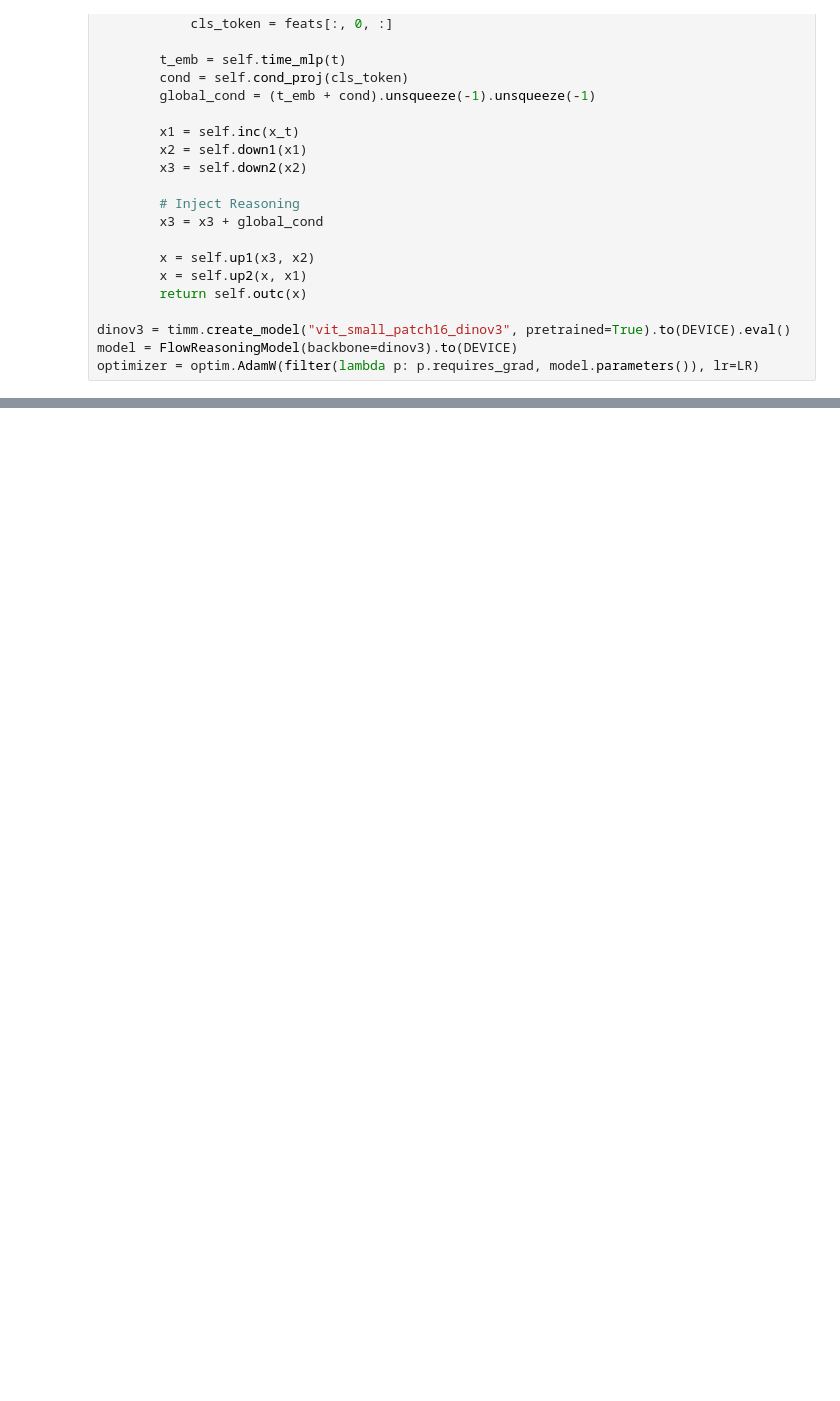
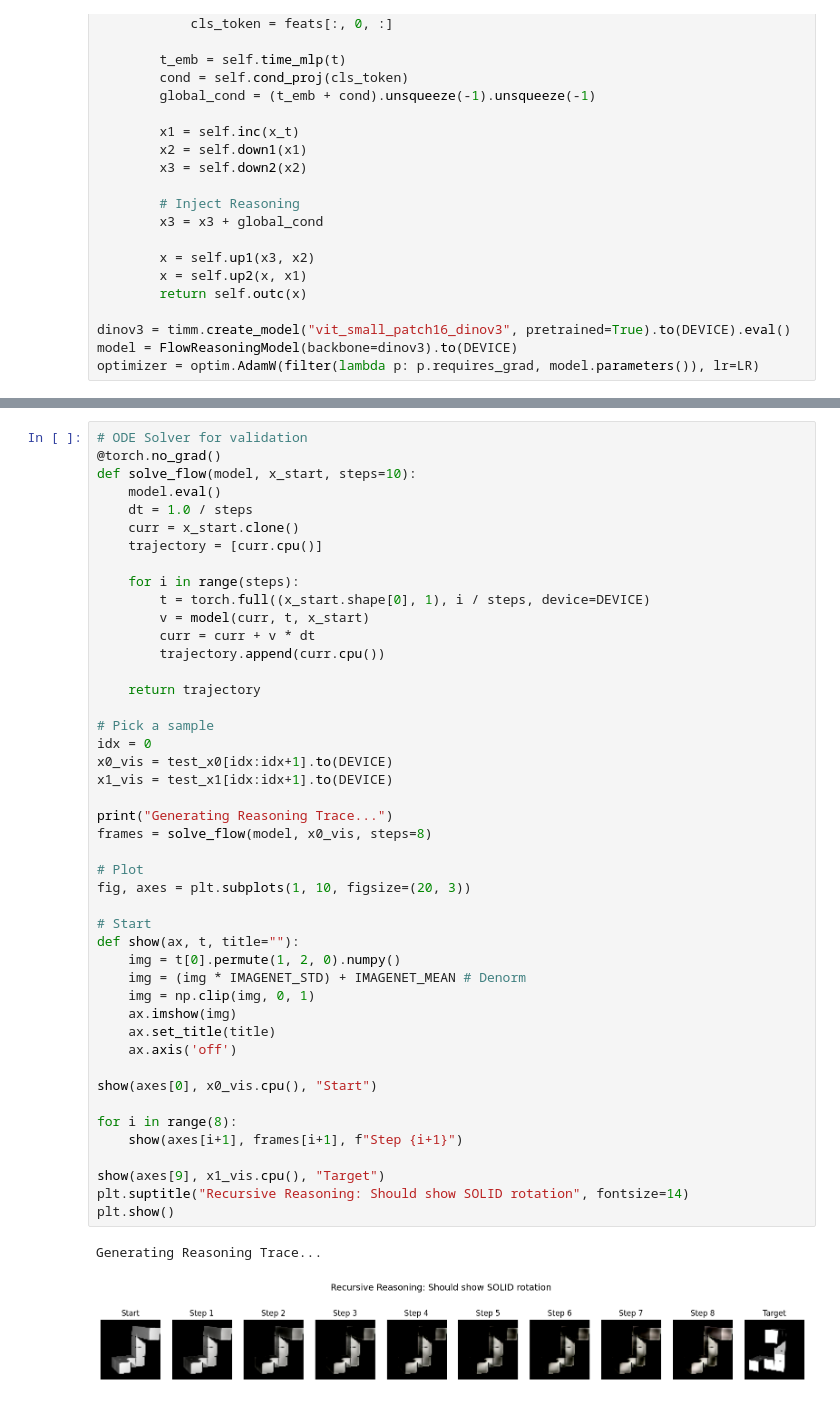
Before and after one commit to mashathepotato/visual-reasoning, a Jupyter notebook: notebooks/recursive_fm_3d.ipynb, the cells around one changed output, grey strips where cells are left out. Drawn from its saved outputs; the diff is of its cells as text; blank space fills up the shorter version.

```diff
--- a/notebooks/recursive_fm_3d.ipynb
+++ b/notebooks/recursive_fm_3d.ipynb
@@ -178,0 +270,48 @@ def get_best_alignment_angle(x0, x1):
+# %%
+# ODE Solver for validation
+@torch.no_grad()
+def solve_flow(model, x_start, steps=10):
+    model.eval()
+    dt = 1.0 / steps
+    curr = x_start.clone()
+    trajectory = [curr.cpu()]
+
+    for i in range(steps):
+        t = torch.full((x_start.shape[0], 1), i / steps, device=DEVICE)
+        v = model(curr, t, x_start)
+        curr = curr + v * dt
+        trajectory.append(curr.cpu())
+
+    return trajectory
+
+# Pick a sample
+idx = 0
+x0_vis = test_x0[idx:idx+1].to(DEVICE)
+x1_vis = test_x1[idx:idx+1].to(DEVICE)
+
+print("Generating Reasoning Trace...")
+frames = solve_flow(model, x0_vis, steps=8)
+
+# Plot
+fig, axes = plt.subplots(1, 10, figsize=(20, 3))
+
+# Start
+def show(ax, t, title=""):
+    img = t[0].permute(1, 2, 0).numpy()
+    img = (img * IMAGENET_STD) + IMAGENET_MEAN # Denorm
+    img = np.clip(img, 0, 1)
+    ax.imshow(img)
+    ax.set_title(title)
+    ax.axis('off')
+
+show(axes[0], x0_vis.cpu(), "Start")
+
+for i in range(8):
+    show(axes[i+1], frames[i+1], f"Step {i+1}")
+
+show(axes[9], x1_vis.cpu(), "Target")
+plt.suptitle("Recursive Reasoning: Should show SOLID rotation", fontsize=14)
+plt.show()
+# %% [output]
+Generating Reasoning Trace...
+[figure, added]
```
Also changed, not shown: parts of 4 cells of this notebook.
